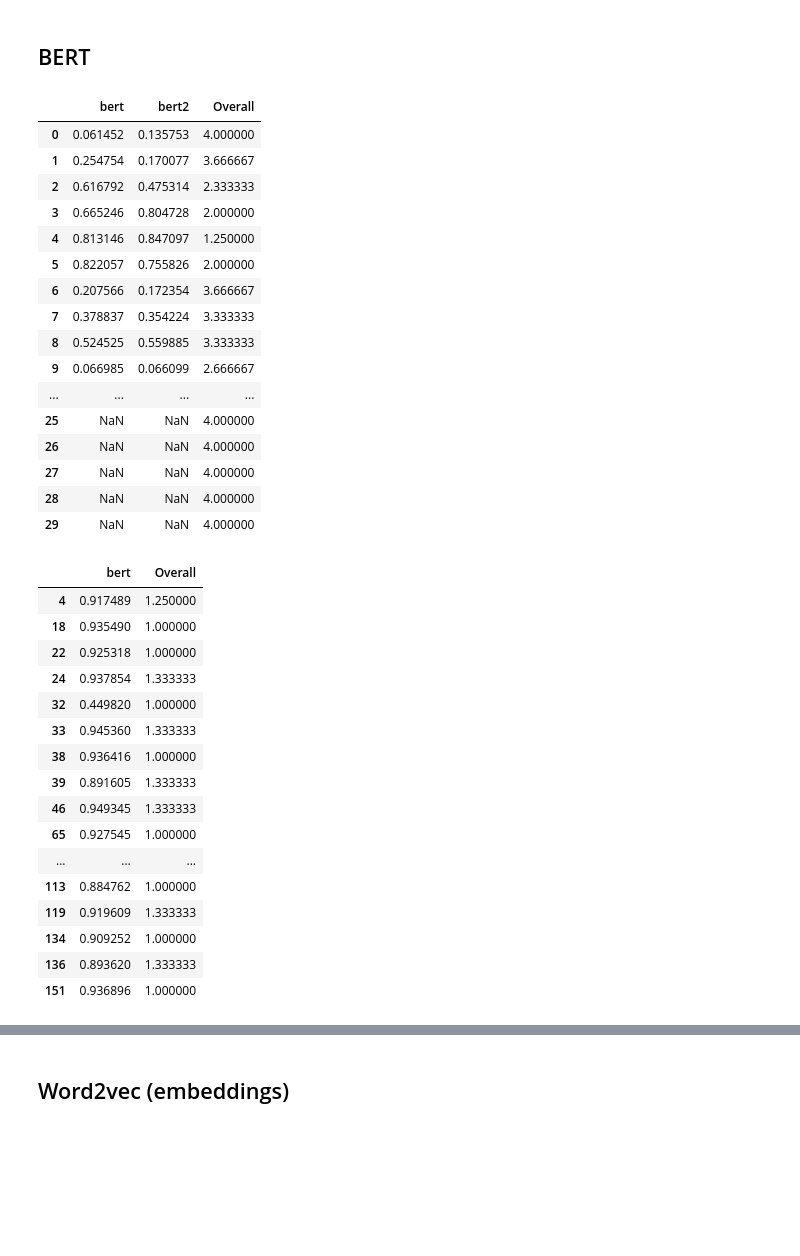
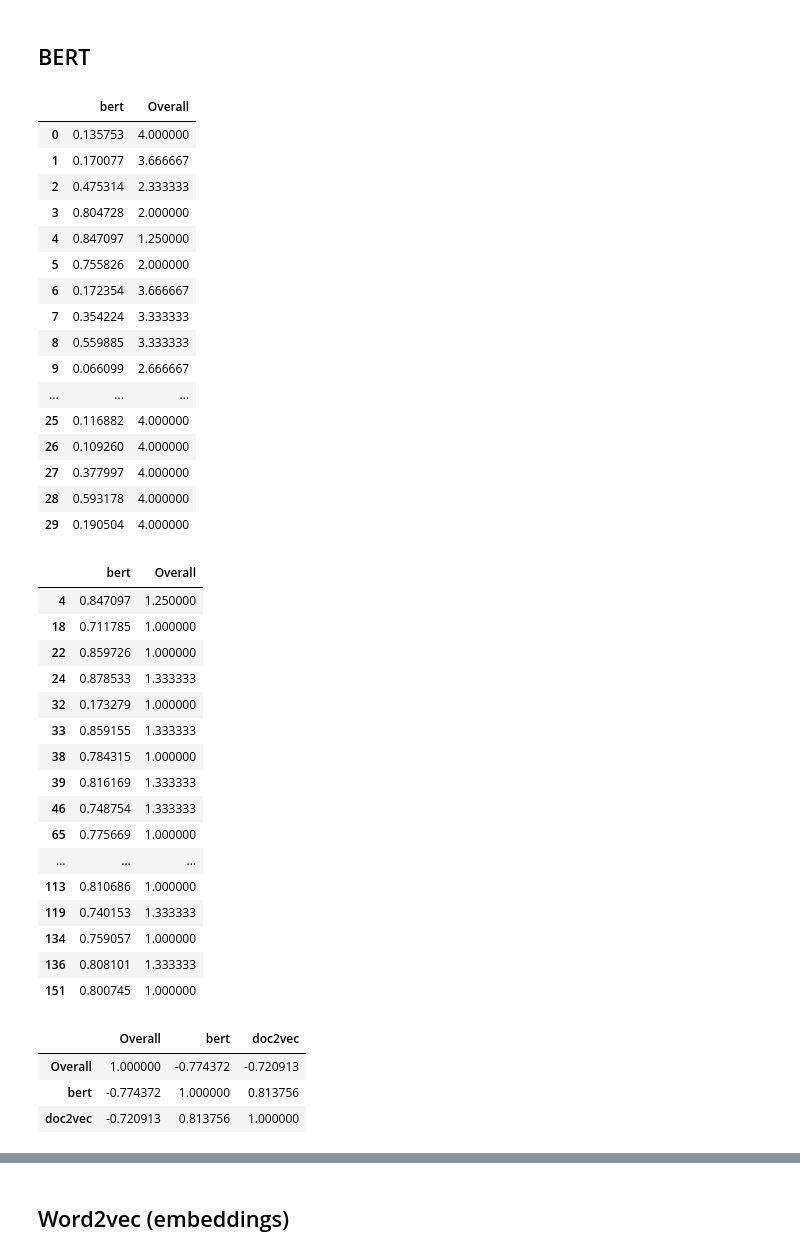
Before and after one commit to mariamaOlive/projeto2-nlp-sidi-residencia, a Jupyter notebook: preprocessing.ipynb, the cells around one changed output, grey strips where cells are left out. Cells and saved outputs as stored; diff of their text form; code cells hidden in the pictures; blank space fills up the shorter version.

```diff
--- a/preprocessing.ipynb
+++ b/preprocessing.ipynb
@@ -427,46 +485,53 @@ def bert_cos(doc1, doc2):
     cos_similarity = 1-spatial.distance.cosine(infer1, infer2) #de 0 a 1
     return cos_similarity
 # %%
-# dfText['bert'] = dfText.apply(lambda row: bert_cos(" ".join(row['no_stopwords1']), " ".join(row['no_stopwords2'])), axis=1)
+dfText['bert'] = dfText.apply(lambda row: bert_cos(" ".join(row['no_stopwords1']), " ".join(row['no_stopwords2'])), axis=1)
 
-dfText['bert2'] = dfText.iloc[:20].apply(lambda row: bert_cos(" ".join(row['no_stopwords1']), " ".join(row['no_stopwords2'])), axis=1)
+# dfText['bert2'] = dfText.iloc[:200].apply(lambda row: bert_cos(" ".join(row['no_stopwords1']), " ".join(row['no_stopwords2'])), axis=1)
 # %%
-dfText[['bert','bert2', 'Overall']].head(30)
+dfText[['bert', 'Overall']].head(30)
 # %% [output]
-|  | bert | bert2 | Overall |
-| 0 | 0.061452 | 0.135753 | 4.000000 |
-| 1 | 0.254754 | 0.170077 | 3.666667 |
-| 2 | 0.616792 | 0.475314 | 2.333333 |
-| 3 | 0.665246 | 0.804728 | 2.000000 |
-| 4 | 0.813146 | 0.847097 | 1.250000 |
-| 5 | 0.822057 | 0.755826 | 2.000000 |
-| 6 | 0.207566 | 0.172354 | 3.666667 |
-| 7 | 0.378837 | 0.354224 | 3.333333 |
-| 8 | 0.524525 | 0.559885 | 3.333333 |
-| 9 | 0.066985 | 0.066099 | 2.666667 |
-| ... | ... | ... | ... |
-| 25 | NaN | NaN | 4.000000 |
-| 26 | NaN | NaN | 4.000000 |
-| 27 | NaN | NaN | 4.000000 |
-| 28 | NaN | NaN | 4.000000 |
-| 29 | NaN | NaN | 4.000000 |
+|  | bert | Overall |
+| 0 | 0.135753 | 4.000000 |
+| 1 | 0.170077 | 3.666667 |
+| 2 | 0.475314 | 2.333333 |
+| 3 | 0.804728 | 2.000000 |
+| 4 | 0.847097 | 1.250000 |
+| 5 | 0.755826 | 2.000000 |
+| 6 | 0.172354 | 3.666667 |
+| 7 | 0.354224 | 3.333333 |
+| 8 | 0.559885 | 3.333333 |
+| 9 | 0.066099 | 2.666667 |
+| ... | ... | ... |
+| 25 | 0.116882 | 4.000000 |
+| 26 | 0.109260 | 4.000000 |
+| 27 | 0.377997 | 4.000000 |
+| 28 | 0.593178 | 4.000000 |
+| 29 | 0.190504 | 4.000000 |
 # %%
 dfText[dfText['Overall']<1.5][['bert', 'Overall']].head(20)
 # %% [output]
 |  | bert | Overall |
-| 4 | 0.917489 | 1.250000 |
-| 18 | 0.935490 | 1.000000 |
-| 22 | 0.925318 | 1.000000 |
-| 24 | 0.937854 | 1.333333 |
-| 32 | 0.449820 | 1.000000 |
-| 33 | 0.945360 | 1.333333 |
-| 38 | 0.936416 | 1.000000 |
-| 39 | 0.891605 | 1.333333 |
-| 46 | 0.949345 | 1.333333 |
-| 65 | 0.927545 | 1.000000 |
+| 4 | 0.847097 | 1.250000 |
+| 18 | 0.711785 | 1.000000 |
+| 22 | 0.859726 | 1.000000 |
+| 24 | 0.878533 | 1.333333 |
+| 32 | 0.173279 | 1.000000 |
+| 33 | 0.859155 | 1.333333 |
+| 38 | 0.784315 | 1.000000 |
+| 39 | 0.816169 | 1.333333 |
+| 46 | 0.748754 | 1.333333 |
+| 65 | 0.775669 | 1.000000 |
 | ... | ... | ... |
-| 113 | 0.884762 | 1.000000 |
-| 119 | 0.919609 | 1.333333 |
-| 134 | 0.909252 | 1.000000 |
-| 136 | 0.893620 | 1.333333 |
-| 151 | 0.936896 | 1.000000 |
+| 113 | 0.810686 | 1.000000 |
+| 119 | 0.740153 | 1.333333 |
+| 134 | 0.759057 | 1.000000 |
+| 136 | 0.808101 | 1.333333 |
+| 151 | 0.800745 | 1.000000 |
+# %%
+dfText[["Overall", "bert","doc2vec"]].corr()
+# %% [output]
+|  | Overall | bert | doc2vec |
+| Overall | 1.000000 | -0.774372 | -0.720913 |
+| bert | -0.774372 | 1.000000 | 0.813756 |
+| doc2vec | -0.720913 | 0.813756 | 1.000000 |
```
Also changed, not shown: parts of 21 cells of this notebook.
